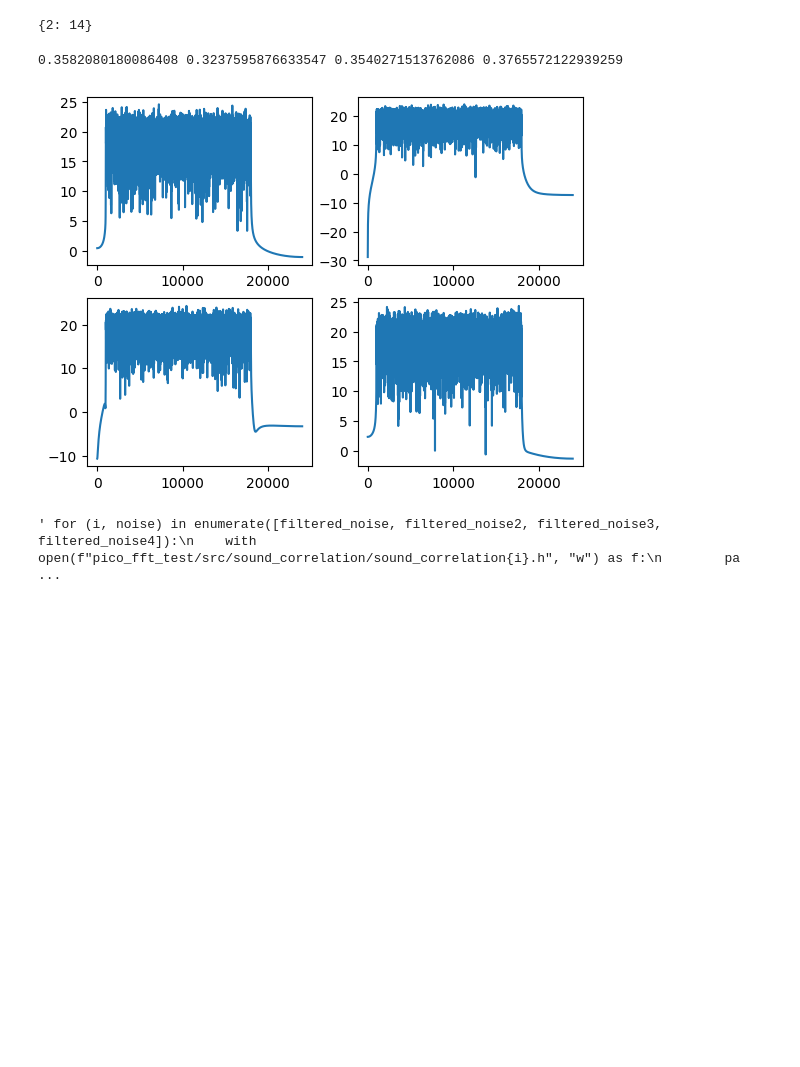
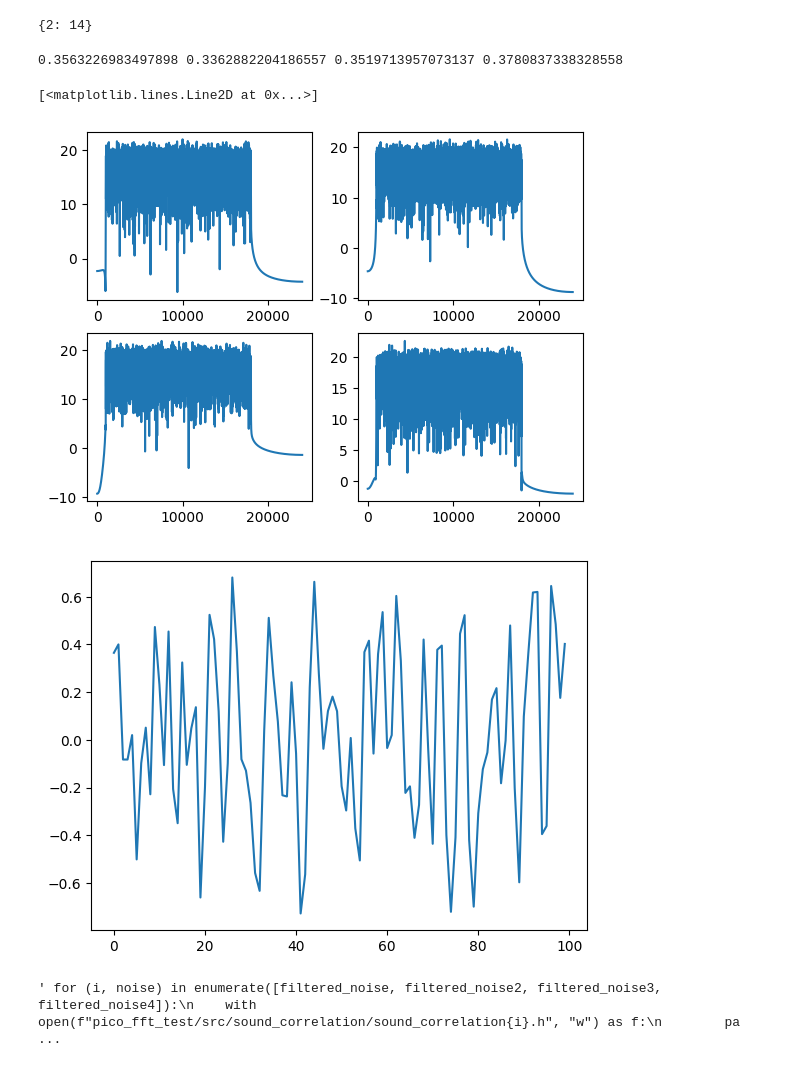
Before and after one commit to autocart-capstone/autocart, a Jupyter notebook: SourceCodes/sound_localization/misc/playground.ipynb, the cells around one changed output. Drawn from its saved outputs; the diff is of its cells as text; code cells hidden in the pictures; blank space fills up the shorter version.

Commit message:
change sound a bit, renamed all the files to be consistent with diagrams, made it so sound loops in the pico_play_noise

```diff
--- a/SourceCodes/sound_localization/misc/playground.ipynb
+++ b/SourceCodes/sound_localization/misc/playground.ipynb
@@ -77,7 +59,7 @@ import matplotlib.pyplot as plt
 import scipy as sp
 
 # FIR filter
-filter_order = Nw*2
+filter_order = 10000
 cutoffs = [1000, 18000]
 carrier_freq = cutoffs[0] + (cutoffs[1] - cutoffs[0]) / 2
 # cutoffs = [1000, 10000]
@@ -93,7 +75,7 @@ fir_coeff = sp.signal.firwin(
 ## Generate noise
 def make_noise(seed):
     rng = np.random.default_rng(seed)
-    white_noise = rng.normal(size=Nw)
+    white_noise = rng.normal(size=filter_order+Nw-2)
     # white_noise = rng.uniform(-1, 1, size=Nw)
     # white_noise = rng.integers(-1, 2, size=Nw)
     # white_noise = rng.integers(2, size=Nw)*2 - 1
@@ -103,6 +85,9 @@ def make_noise(seed):
     # Applying the FIR filter to the white noise
     filtered_noise = sp.signal.convolve(white_noise, fir_coeff, mode="valid")
     # filtered_noise = sp.signal.sosfilt(sos_filt, white_noise)
+    assert(len(filtered_noise) == Nw)
+
+    filtered_noise /= max(filtered_noise)
 
     # plot noise
     noise_fft = sp.fft.rfft(filtered_noise)
@@ -110,52 +95,57 @@ def make_noise(seed):
     f = np.arange(n) * Fs / n / 2
     plt.plot(f, 10 * np.log10(np.abs(noise_fft)))
 
-    return filtered_noise / max(filtered_noise)
+    return filtered_noise
 
 
 ## Generate noise
 def make_noise2(seed):
     rng = np.random.default_rng(seed)
-    t = np.arange(Nw) * Ts
+    t = np.arange(filter_order+Nw-2) * Ts
     #white_noise = np.cos(2 * np.pi * carrier_freq * t + rng.uniform(size=Nw, low=0, high=2*np.pi))
-    white_noise = np.cos(2 * np.pi * carrier_freq * t + rng.normal(size=Nw, scale=2*np.pi))
+    white_noise = np.cos(2 * np.pi * carrier_freq * t + rng.normal(size=filter_order+Nw-2, scale=2*np.pi))
     # white_noise = rng.uniform(-1, 1, size=Nw)
     # white_noise = rng.integers(-1, 2, size=Nw)
     # white_noise = rng.integers(2, size=Nw)*2 - 1
     # white_noise = np.cbrt(rng.uniform(-1, 1, size=Nw))
     # plot filter
 
     # Applying the FIR filter to the white noise
     #filtered_noise = white_noise
     filtered_noise = sp.signal.convolve(white_noise, fir_coeff, mode="valid")
-
+    assert(len(filtered_noise) == Nw)
     # filtered_noise = sp.signal.sosfilt(sos_filt, white_noise)
 
+    filtered_noise /= max(filtered_noise)
     # plot noise
     noise_fft = sp.fft.rfft(filtered_noise)
     # noise_fft = sp.fft.rfft(white_noise)
     n = len(noise_fft)
     f = np.arange(n) * Fs / n / 2
     plt.plot(f, 10 * np.log10(np.abs(noise_fft)))
 
-    return filtered_noise / max(filtered_noise)
+    return filtered_noise
 
 plt.figure()
 plt.subplot(221)
-filtered_noise1 = make_noise2(4)
+filtered_noiseA = make_noise2(4)
 plt.subplot(222)
-filtered_noise2 = make_noise2(9)
+filtered_noiseB = make_noise2(9)
 plt.subplot(223)
-filtered_noise3 = make_noise2(100)
+filtered_noiseC = make_noise2(100)
 plt.subplot(224)
-filtered_noise4 = make_noise2(1231)
-assert len(filtered_noise1) == Nw
-pow1 = np.sqrt(np.sum(np.power(filtered_noise1, 2)) / len(filtered_noise1))
-pow2 = np.sqrt(np.sum(np.power(filtered_noise2, 2)) / len(filtered_noise2))
-pow3 = np.sqrt(np.sum(np.power(filtered_noise3, 2)) / len(filtered_noise3))
-pow4 = np.sqrt(np.sum(np.power(filtered_noise4, 2)) / len(filtered_noise4))
+filtered_noiseD = make_noise2(1231)
+assert len(filtered_noiseA) == Nw
+pow1 = np.sqrt(np.sum(np.power(filtered_noiseA, 2)) / len(filtered_noiseA))
+pow2 = np.sqrt(np.sum(np.power(filtered_noiseB, 2)) / len(filtered_noiseB))
+pow3 = np.sqrt(np.sum(np.power(filtered_noiseC, 2)) / len(filtered_noiseC))
+pow4 = np.sqrt(np.sum(np.power(filtered_noiseD, 2)) / len(filtered_noiseD))
 print(pow1, pow2, pow3, pow4)
+plt.figure()
+plt.plot(filtered_noiseA[-700:-600])
 # %% [output]
-0.3582080180086408 0.3237595876633547 0.3540271513762086 0.3765572122939259
+0.3563226983497898 0.3362882204186557 0.3519713957073137 0.3780837338328558
+[<matplotlib.lines.Line2D at 0x...>]
-[figure, old version]
+[figure, new version]
+[figure, added]
 # %%
```
Also changed, not shown: parts of 8 cells of this notebook, 30 other files.
